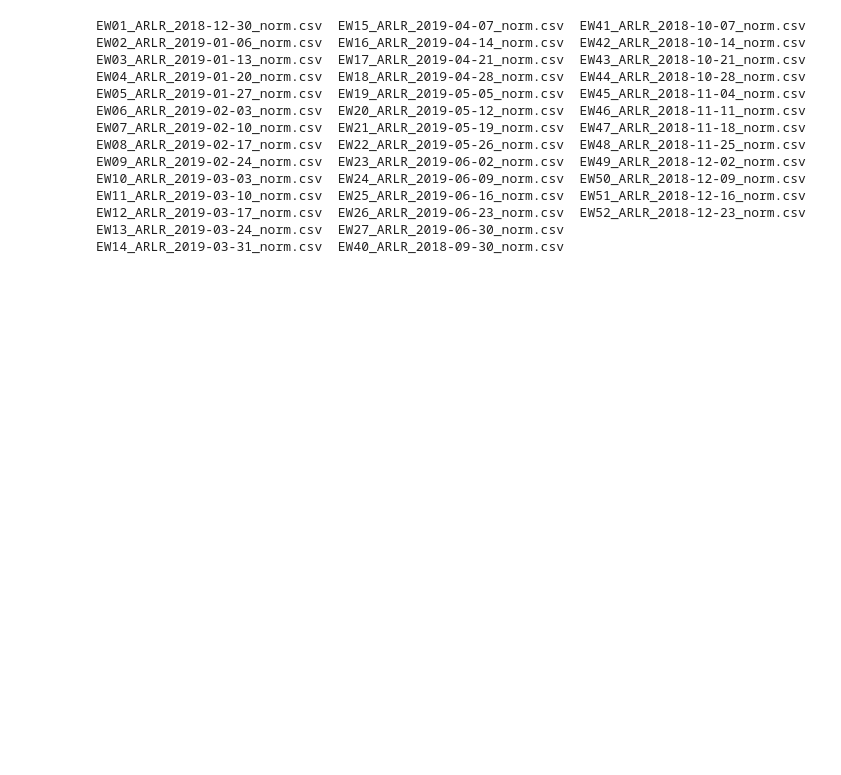
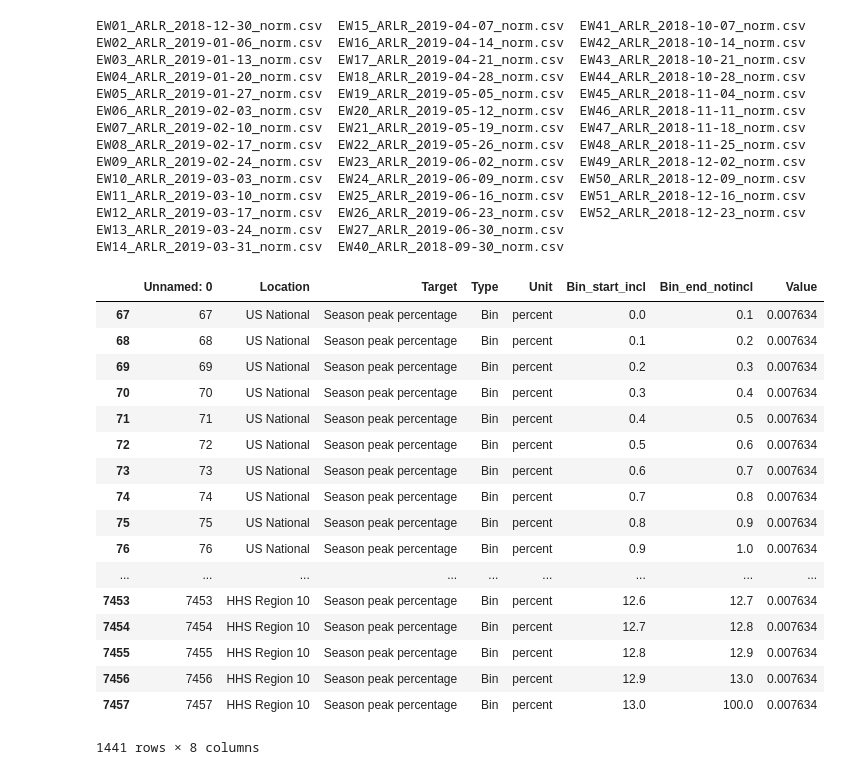
Before and after one commit to aniruddhadiga/ARLR_forecasting, a Jupyter notebook: output/CDC_scoring_cleanup.ipynb, the cells around one changed output. Drawn from its saved outputs; the diff is of its cells as text; code cells hidden in the pictures; blank space fills up the shorter version.

```diff
--- a/output/CDC_scoring_cleanup.ipynb
+++ b/output/CDC_scoring_cleanup.ipynb
@@ -159,3 +162,24 @@ for fname in listOfFiles:
        'HHS Region 8', 'HHS Region 9', 'HHS Region 10']
     df1 = df[df['Location'].isin(list_reg)]
     df1.to_csv(fname)
+# %%
+df1[(df1['Target']=='Season peak percentage')&(df1['Type']=='Bin')]
+# %% [output]
+|  | Unnamed: 0 | Location | Target | Type | Unit | Bin_start_incl | Bin_end_notincl | Value |
+| 67 | 67 | US National | Season peak percentage | Bin | percent | 0.0 | 0.1 | 0.007634 |
+| 68 | 68 | US National | Season peak percentage | Bin | percent | 0.1 | 0.2 | 0.007634 |
+| 69 | 69 | US National | Season peak percentage | Bin | percent | 0.2 | 0.3 | 0.007634 |
+| 70 | 70 | US National | Season peak percentage | Bin | percent | 0.3 | 0.4 | 0.007634 |
+| 71 | 71 | US National | Season peak percentage | Bin | percent | 0.4 | 0.5 | 0.007634 |
+| 72 | 72 | US National | Season peak percentage | Bin | percent | 0.5 | 0.6 | 0.007634 |
+| 73 | 73 | US National | Season peak percentage | Bin | percent | 0.6 | 0.7 | 0.007634 |
+| 74 | 74 | US National | Season peak percentage | Bin | percent | 0.7 | 0.8 | 0.007634 |
+| 75 | 75 | US National | Season peak percentage | Bin | percent | 0.8 | 0.9 | 0.007634 |
+| 76 | 76 | US National | Season peak percentage | Bin | percent | 0.9 | 1.0 | 0.007634 |
+| ... | ... | ... | ... | ... | ... | ... | ... | ... |
+| 7453 | 7453 | HHS Region 10 | Season peak percentage | Bin | percent | 12.6 | 12.7 | 0.007634 |
+| 7454 | 7454 | HHS Region 10 | Season peak percentage | Bin | percent | 12.7 | 12.8 | 0.007634 |
+| 7455 | 7455 | HHS Region 10 | Season peak percentage | Bin | percent | 12.8 | 12.9 | 0.007634 |
+| 7456 | 7456 | HHS Region 10 | Season peak percentage | Bin | percent | 12.9 | 13.0 | 0.007634 |
+| 7457 | 7457 | HHS Region 10 | Season peak percentage | Bin | percent | 13.0 | 100.0 | 0.007634 |
+1441 rows × 8 columns
```
Also changed, not shown: parts of 12 cells of this notebook, 41 other files.
